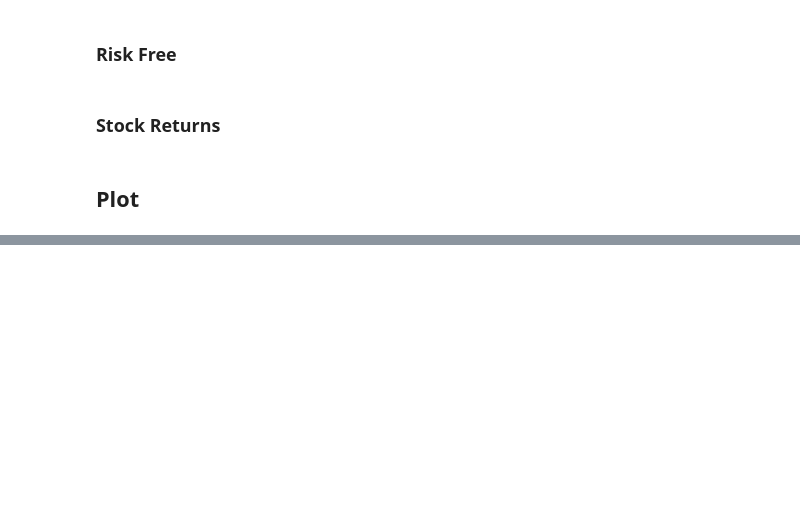
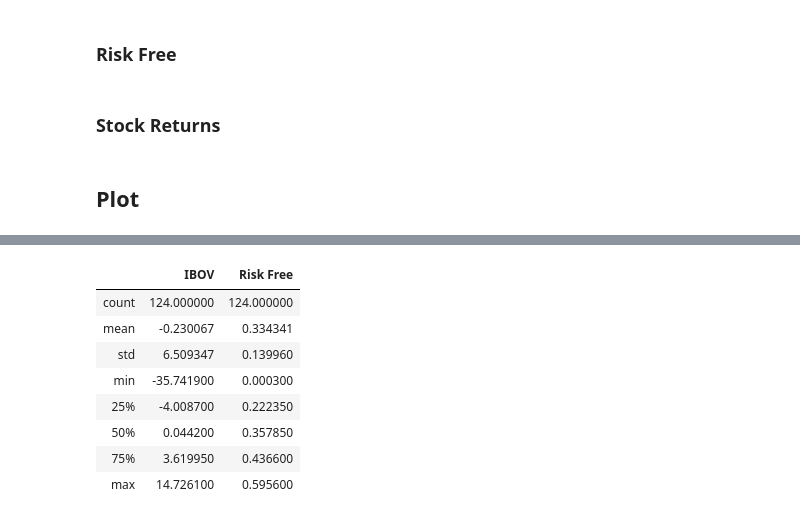
Before and after one commit to arturpereira/finance, a Jupyter notebook: Retorno Real IBOV.ipynb, the cells around one changed output, grey strips where cells are left out. Drawn from its saved outputs; the diff is of its cells as text; code cells hidden in the pictures; blank space fills up the shorter version.

Commit message:
RR IBOV vs RF, notebook

```diff
--- a/Retorno Real IBOV.ipynb
+++ b/Retorno Real IBOV.ipynb
@@ -73,6 +73,18 @@ fig.show()
 [interactive output not drawn]
 # %%
 fig.write_image("ibov_rf_mensal.png")
+# %%
+df_rr_plot[['IBOV', "Risk Free"]].describe()
+# %% [output]
+|  | IBOV | Risk Free |
+| count | 124.000000 | 124.000000 |
+| mean | -0.230067 | 0.334341 |
+| std | 6.509347 | 0.139960 |
+| min | -35.741900 | 0.000300 |
+| 25% | -4.008700 | 0.222350 |
+| 50% | 0.044200 | 0.357850 |
+| 75% | 3.619950 | 0.436600 |
+| max | 14.726100 | 0.595600 |
 # %%
 df_rr_plot_acum = df_rr_plot[['Retorno Acumulado IBOV', 'Retorno Acumulado RF']]
 # %%
```
